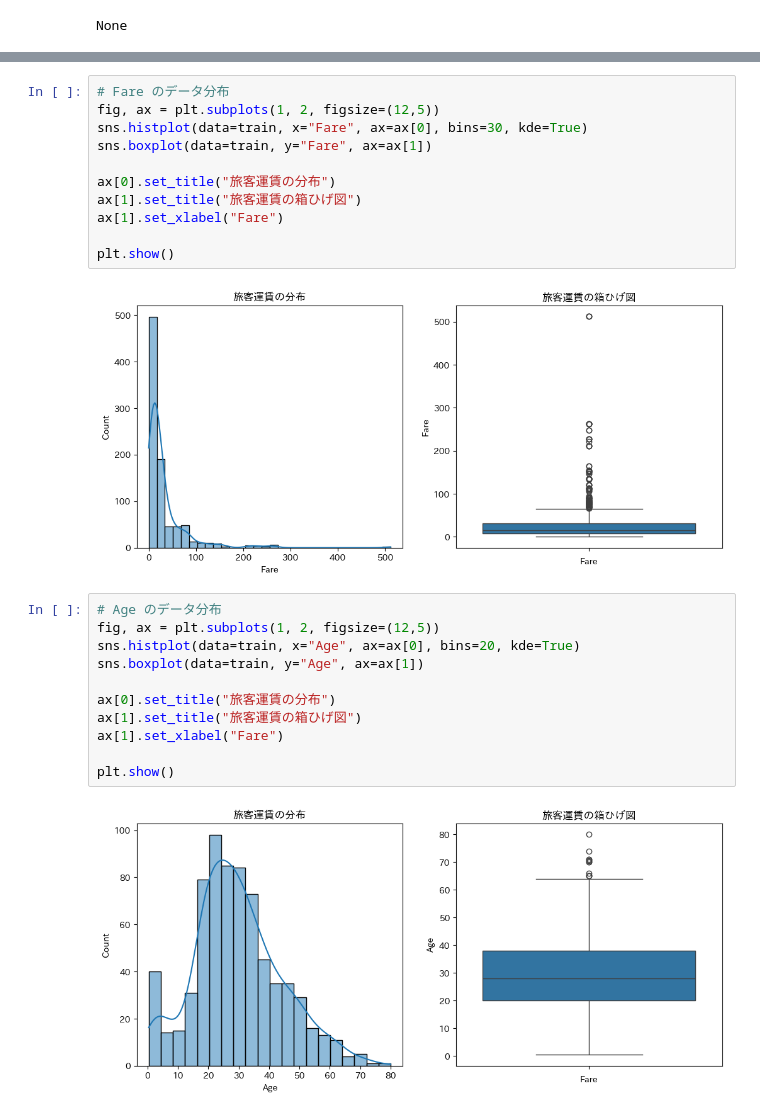
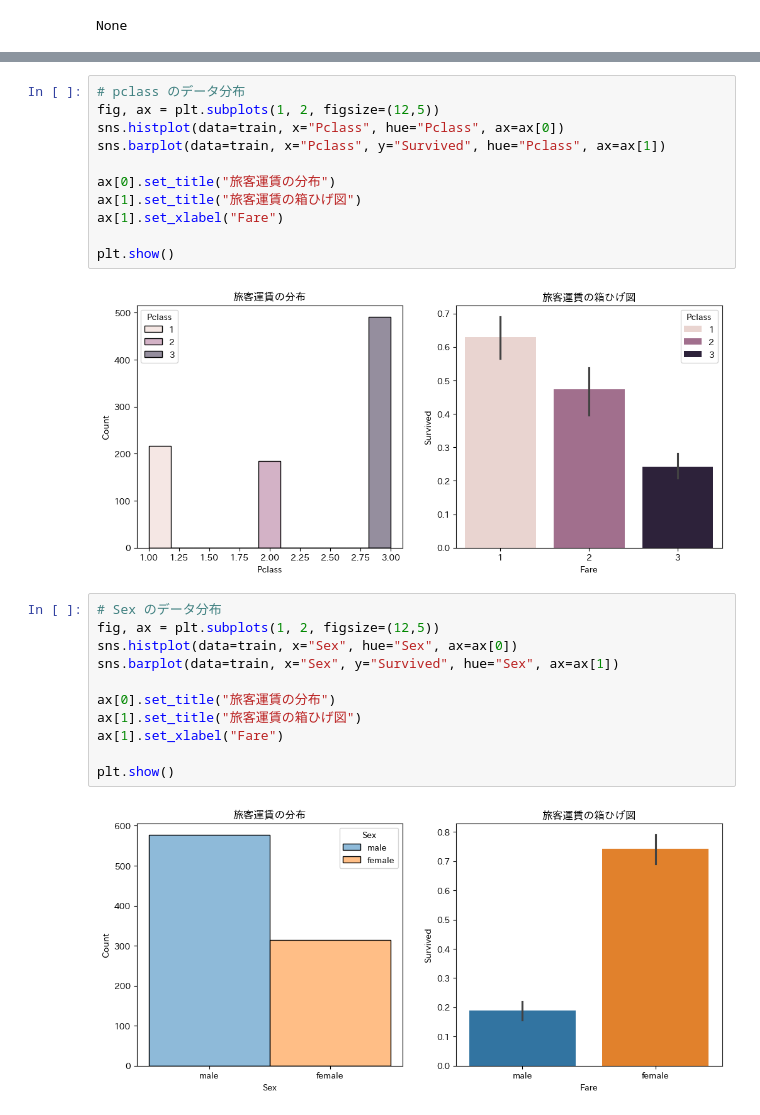
Before and after one commit to christian6022/TItanic, a Jupyter notebook: titanic/code/eda.ipynb, the cells around one changed output, grey strips where cells are left out. Drawn from its saved outputs; the diff is of its cells as text.

```diff
--- a/titanic/code/eda.ipynb
+++ b/titanic/code/eda.ipynb
@@ -74,8 +103,8 @@ plt.show()
 # %%
-# Fare のデータ分布
+# pclass のデータ分布
 fig, ax = plt.subplots(1, 2, figsize=(12,5))
-sns.histplot(data=train, x="Fare", ax=ax[0], bins=30, kde=True)
-sns.boxplot(data=train, y="Fare", ax=ax[1])
+sns.histplot(data=train, x="Pclass", hue="Pclass", ax=ax[0])
+sns.barplot(data=train, x="Pclass", y="Survived", hue="Pclass", ax=ax[1])
 
 ax[0].set_title("旅客運賃の分布")
 ax[1].set_title("旅客運賃の箱ひげ図")
@@ -83,17 +112,17 @@ ax[1].set_xlabel("Fare")
 
 plt.show()
 # %% [output]
-[figure, old version]
+[figure, new version]
 # %%
-# Age のデータ分布
+# Sex のデータ分布
 fig, ax = plt.subplots(1, 2, figsize=(12,5))
-sns.histplot(data=train, x="Age", ax=ax[0], bins=20, kde=True)
-sns.boxplot(data=train, y="Age", ax=ax[1])
+sns.histplot(data=train, x="Sex", hue="Sex", ax=ax[0])
+sns.barplot(data=train, x="Sex", y="Survived", hue="Sex", ax=ax[1])
 
 ax[0].set_title("旅客運賃の分布")
 ax[1].set_title("旅客運賃の箱ひげ図")
 ax[1].set_xlabel("Fare")
 
 plt.show()
 # %% [output]
-[figure, old version]
+[figure, new version]
```
Also changed, not shown: parts of 3 cells of this notebook, 2 other files.
